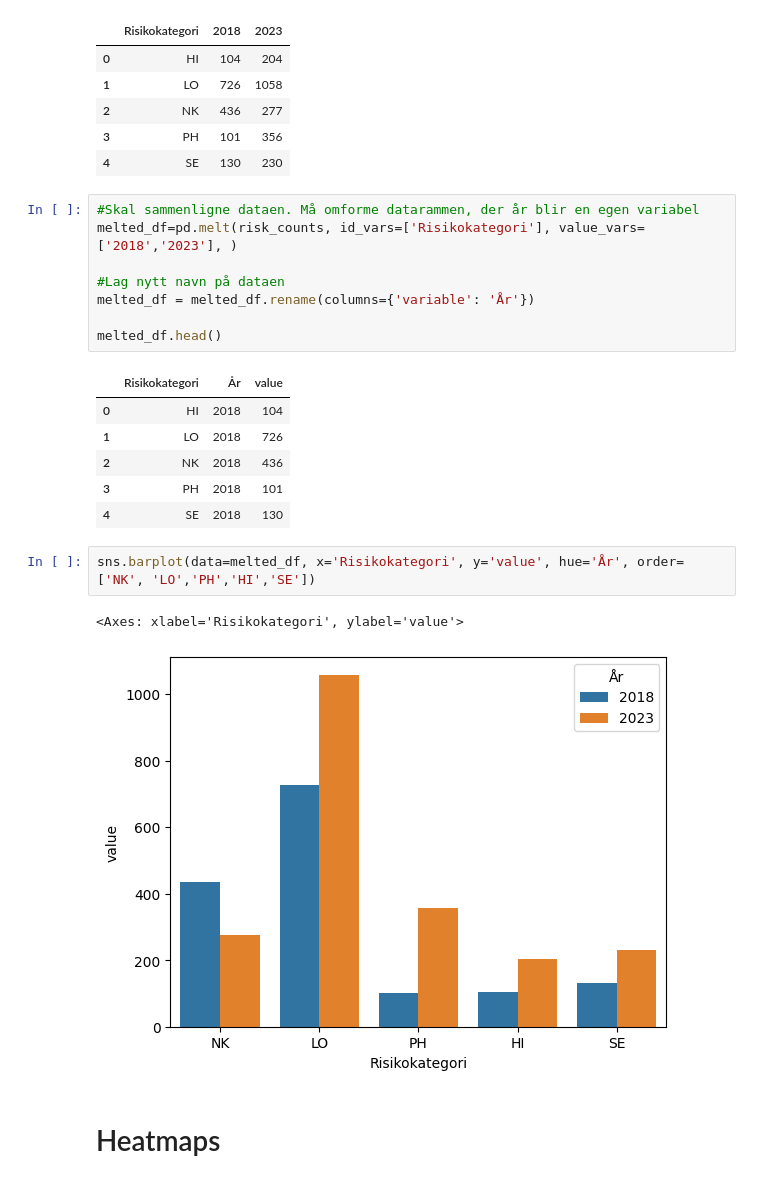
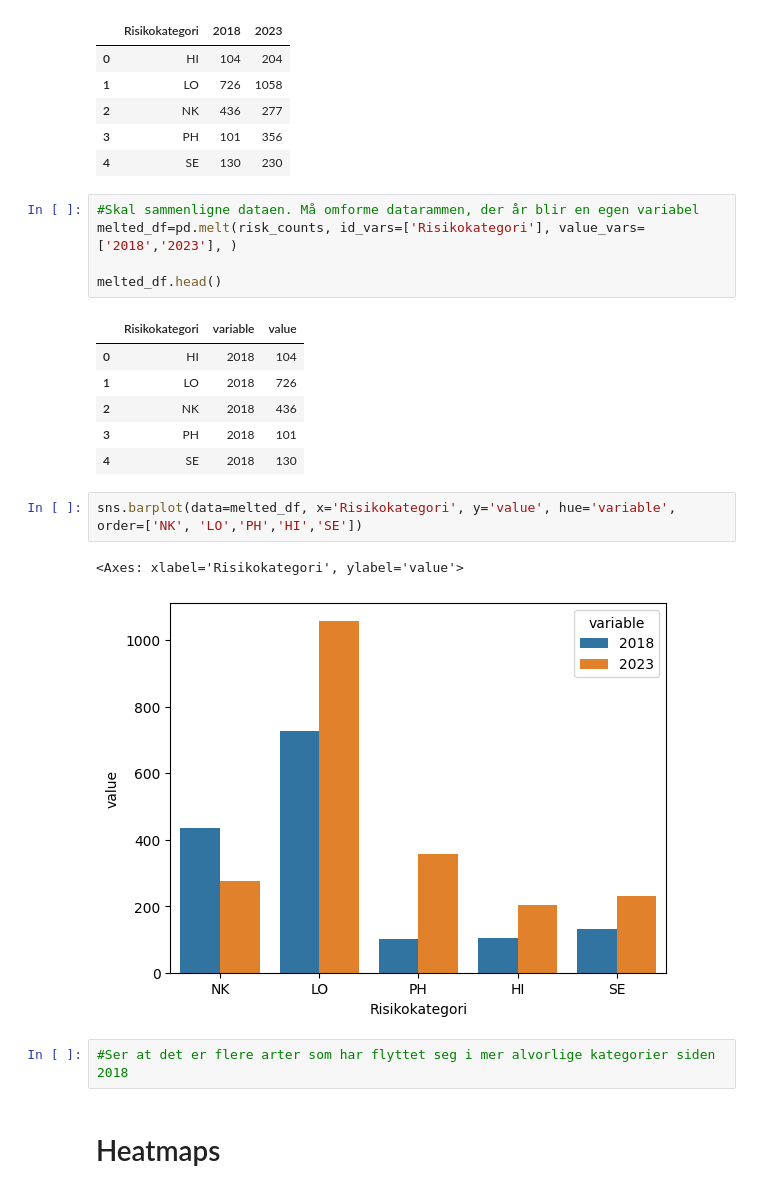
Before and after one commit to hankris1/711, a Jupyter notebook: 711_VDJ6000.ipynb, the cells around one changed output. Drawn from its saved outputs; the diff is of its cells as text.

```diff
--- a/711_VDJ6000.ipynb
+++ b/711_VDJ6000.ipynb
@@ -169,22 +169,21 @@ risk_counts.head()
 #Skal sammenligne dataen. Må omforme datarammen, der år blir en egen variabel
 melted_df=pd.melt(risk_counts, id_vars=['Risikokategori'], value_vars=['2018','2023'], )
 
-#Lag nytt navn på dataen
-melted_df = melted_df.rename(columns={'variable': 'År'})
-
 melted_df.head()
 # %% [output]
-|  | Risikokategori | År | value |
+|  | Risikokategori | variable | value |
 | 0 | HI | 2018 | 104 |
 | 1 | LO | 2018 | 726 |
 | 2 | NK | 2018 | 436 |
 | 3 | PH | 2018 | 101 |
 | 4 | SE | 2018 | 130 |
 # %%
-sns.barplot(data=melted_df, x='Risikokategori', y='value', hue='År', order=['NK', 'LO','PH','HI','SE'])
+sns.barplot(data=melted_df, x='Risikokategori', y='value', hue='variable', order=['NK', 'LO','PH','HI','SE'])
 # %% [output]
 <Axes: xlabel='Risikokategori', ylabel='value'>
-[figure, old version]
+[figure, new version]
+# %%
+#Ser at det er flere arter som har flyttet seg i mer alvorlige kategorier siden 2018
 # %% [markdown]
 # Heatmaps
 # %%
```
Also changed, not shown: parts of 1 cell of this notebook.
